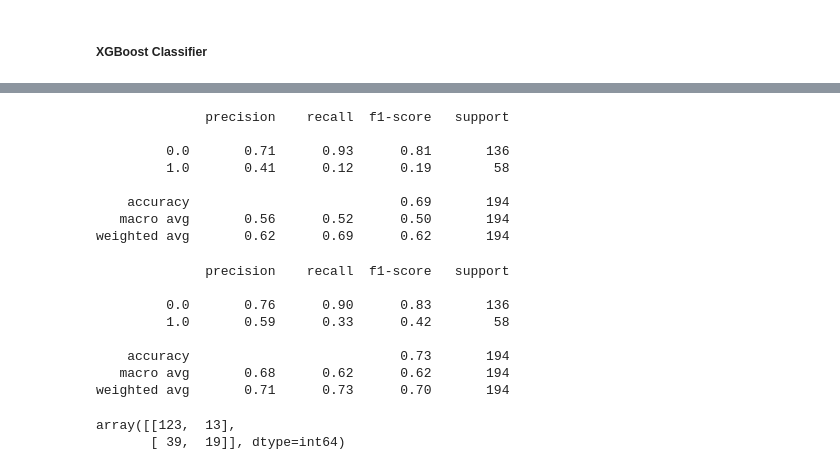
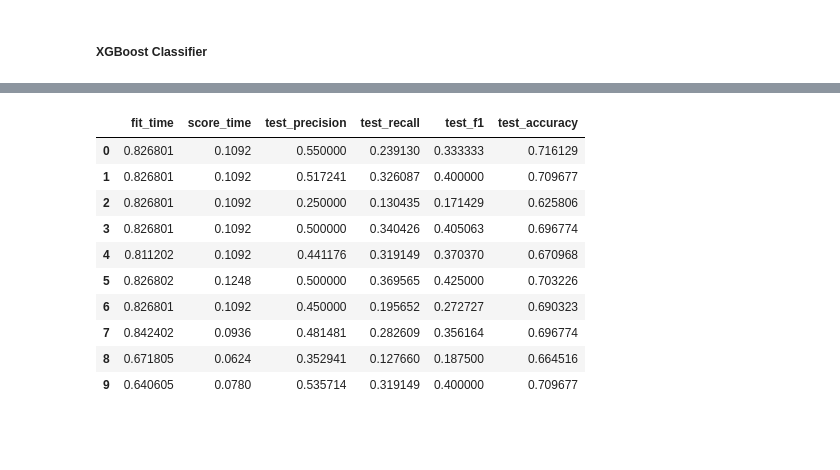
Before and after one commit to Alok2412/Direct-Marketing-Optimization, a Jupyter notebook: Propensity_Model_For_Consumer_Loan.ipynb, the cells around one changed output, grey strips where cells are left out. Drawn from its saved outputs; the diff is of its cells as text; code cells hidden in the pictures; blank space fills up the shorter version.

```diff
--- a/Propensity_Model_For_Consumer_Loan.ipynb
+++ b/Propensity_Model_For_Consumer_Loan.ipynb
@@ -357,26 +306,2 @@ X_train, X_test, y_train, y_test = train_test_split(X, y, test_size=0.2, stratif
 # %% [markdown]
 ##### Logistic Regression
-# %%
-scoring = [    'precision',
-               'recall',
-               'f1',
-               'accuracy']
-# Declaring parameters
-R_STATE = 1
-over = RandomOverSampler(sampling_strategy=0.3,random_state = 1)
-under = RandomUnderSampler(sampling_strategy=0.5, random_state = 1)
-Steps_lr = [
-    #             ('i', KNNImputer(n_neighbors=31)),
-#                 ('ov',over),
-#                 ('un',under),
-                ('minmaxscaler',MinMaxScaler(feature_range=(0, 1))),
-                ('m', LogisticRegression(class_weight={0:0.2,1:0.8},random_state= R_STATE))
-            ]
-pipeline_lr = Pipeline(steps=Steps_lr)
-# evaluate the model
-cv_lr = RepeatedStratifiedKFold(n_splits=5, n_repeats=2, random_state=1)
-scores_lr = cross_validate(pipeline_lr, X_train, y_train, scoring=scoring, cv=cv_lr, n_jobs=-1)
-# store results
-score_df_lr = pd.DataFrame(scores_lr)
-score_df_lr['model'] = 'LR'
-score_df_lr
@@ -407,4 +319,0 @@ grid_search_lr = GridSearchCV(estimator = pipeline_lr, param_grid = param_grid_l
-# %%
-# finding the best parameter from our cross validation
-grid_search_lr.fit(X_train, y_train)
-grid_search_lr.best_params_
@@ -626,11 +358,0 @@ y_pred_rf = best_grid_rf.predict(X_test)
-# %%
-print(classification_report(y_test,y_pred_rf))
-# %% [output]
-              precision    recall  f1-score   support
-
-         0.0       0.71      0.93      0.81       136
-         1.0       0.41      0.12      0.19        58
-
-    accuracy                           0.69       194
-   macro avg       0.56      0.52      0.50       194
-weighted avg       0.62      0.69      0.62       194
@@ -642,16 +359,14 @@ for i in range(0,len(X_test)):
-# %%
-print(classification_report(y_test,final_pred))
-# %% [output]
-              precision    recall  f1-score   support
-
-         0.0       0.76      0.90      0.83       136
-         1.0       0.59      0.33      0.42        58
-
-    accuracy                           0.73       194
-   macro avg       0.68      0.62      0.62       194
-weighted avg       0.71      0.73      0.70       194
-# %%
-confusion_matrix(y_test, final_pred)
-# %% [output]
-array([[123,  13],
-       [ 39,  19]], dtype=int64)
+# %%
+model_evaluation(AdaBoostClassifier(n_estimators=50,learning_rate=1),scale = False)
+# %% [output]
+|  | fit_time | score_time | test_precision | test_recall | test_f1 | test_accuracy |
+| 0 | 0.826801 | 0.1092 | 0.550000 | 0.239130 | 0.333333 | 0.716129 |
+| 1 | 0.826801 | 0.1092 | 0.517241 | 0.326087 | 0.400000 | 0.709677 |
+| 2 | 0.826801 | 0.1092 | 0.250000 | 0.130435 | 0.171429 | 0.625806 |
+| 3 | 0.826801 | 0.1092 | 0.500000 | 0.340426 | 0.405063 | 0.696774 |
+| 4 | 0.811202 | 0.1092 | 0.441176 | 0.319149 | 0.370370 | 0.670968 |
+| 5 | 0.826802 | 0.1248 | 0.500000 | 0.369565 | 0.425000 | 0.703226 |
+| 6 | 0.826801 | 0.1092 | 0.450000 | 0.195652 | 0.272727 | 0.690323 |
+| 7 | 0.842402 | 0.0936 | 0.481481 | 0.282609 | 0.356164 | 0.696774 |
+| 8 | 0.671805 | 0.0624 | 0.352941 | 0.127660 | 0.187500 | 0.664516 |
+| 9 | 0.640605 | 0.0780 | 0.535714 | 0.319149 | 0.400000 | 0.709677 |
```
Also changed, not shown: parts of 25 cells of this notebook.
